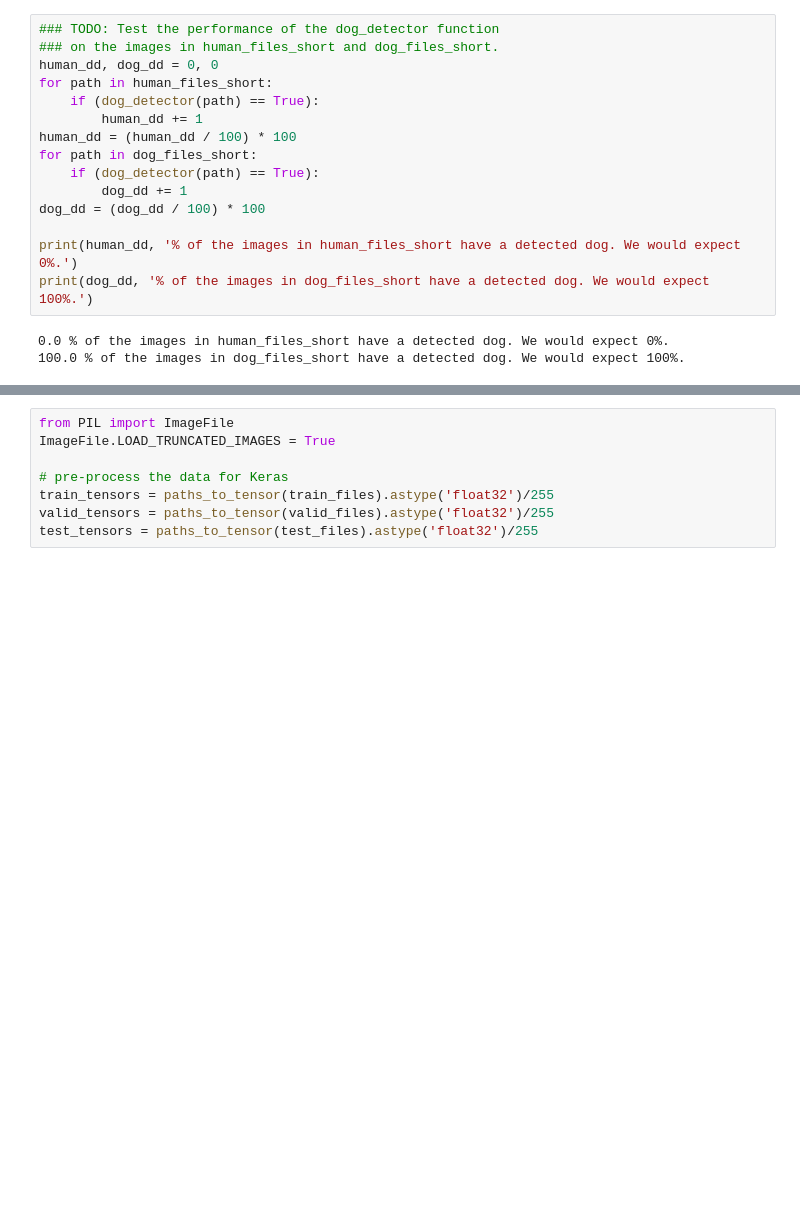
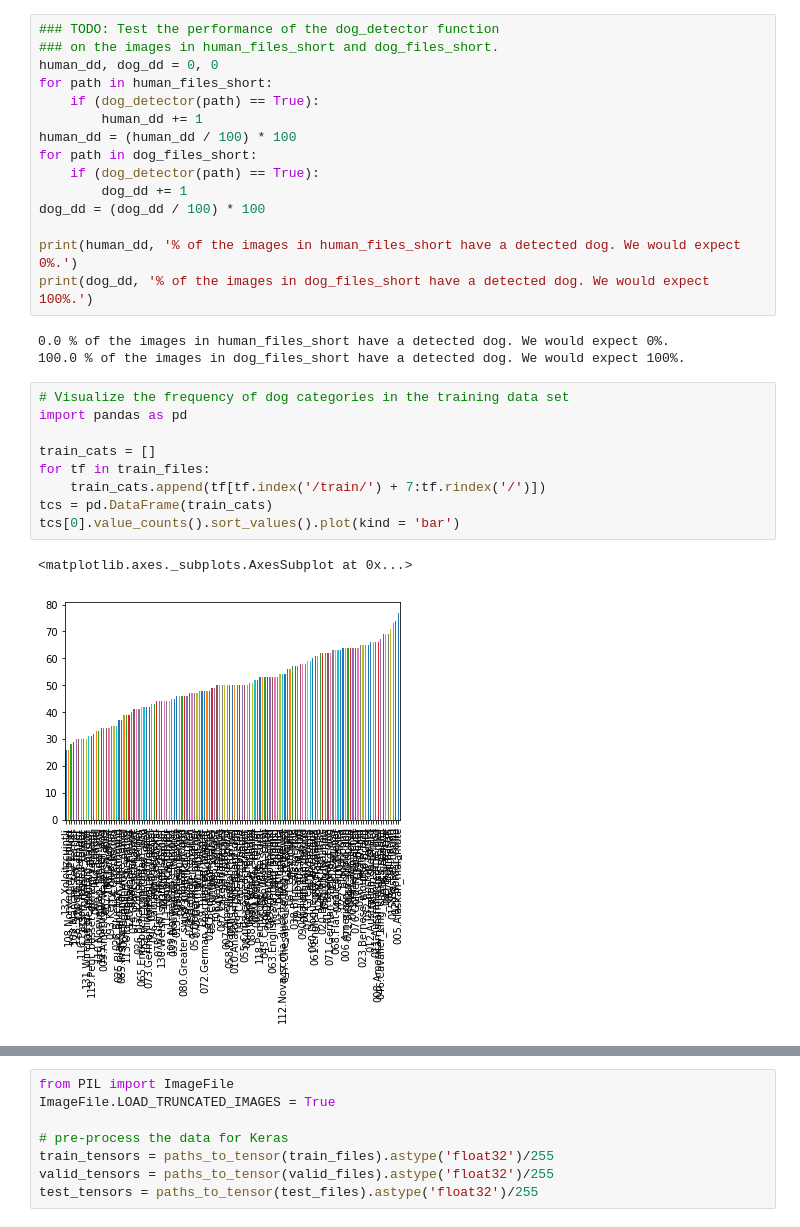
Before and after one commit to ajplummer/dog-breed-classifier-ds, a Jupyter notebook: dog_app.ipynb, the cells around one changed output, grey strips where cells are left out. Saved outputs shown, nothing was run; the diff lists cells and outputs as text; blank space fills up the shorter version.

Commit message:
Updated to Include Data Visualization
Updated the Notebook to include a data visualization of the frequency of dog breeds in the training data.

```diff
--- a/dog_app.ipynb
+++ b/dog_app.ipynb
@@ -310,6 +310,18 @@ print(dog_dd, '% of the images in dog_files_short have a detected dog. We would
 # %% [output]
 0.0 % of the images in human_files_short have a detected dog. We would expect 0%.
 100.0 % of the images in dog_files_short have a detected dog. We would expect 100%.
+# %%
+# Visualize the frequency of dog categories in the training data set
+import pandas as pd
+
+train_cats = []
+for tf in train_files:
+    train_cats.append(tf[tf.index('/train/') + 7:tf.rindex('/')])
+tcs = pd.DataFrame(train_cats)
+tcs[0].value_counts().sort_values().plot(kind = 'bar')
+# %% [output]
+<matplotlib.axes._subplots.AxesSubplot at 0x...>
+[figure, added]
 # %% [markdown]
 ---
 <a id='step3'></a>
```
Also changed, not shown: parts of 1 cell of this notebook.
